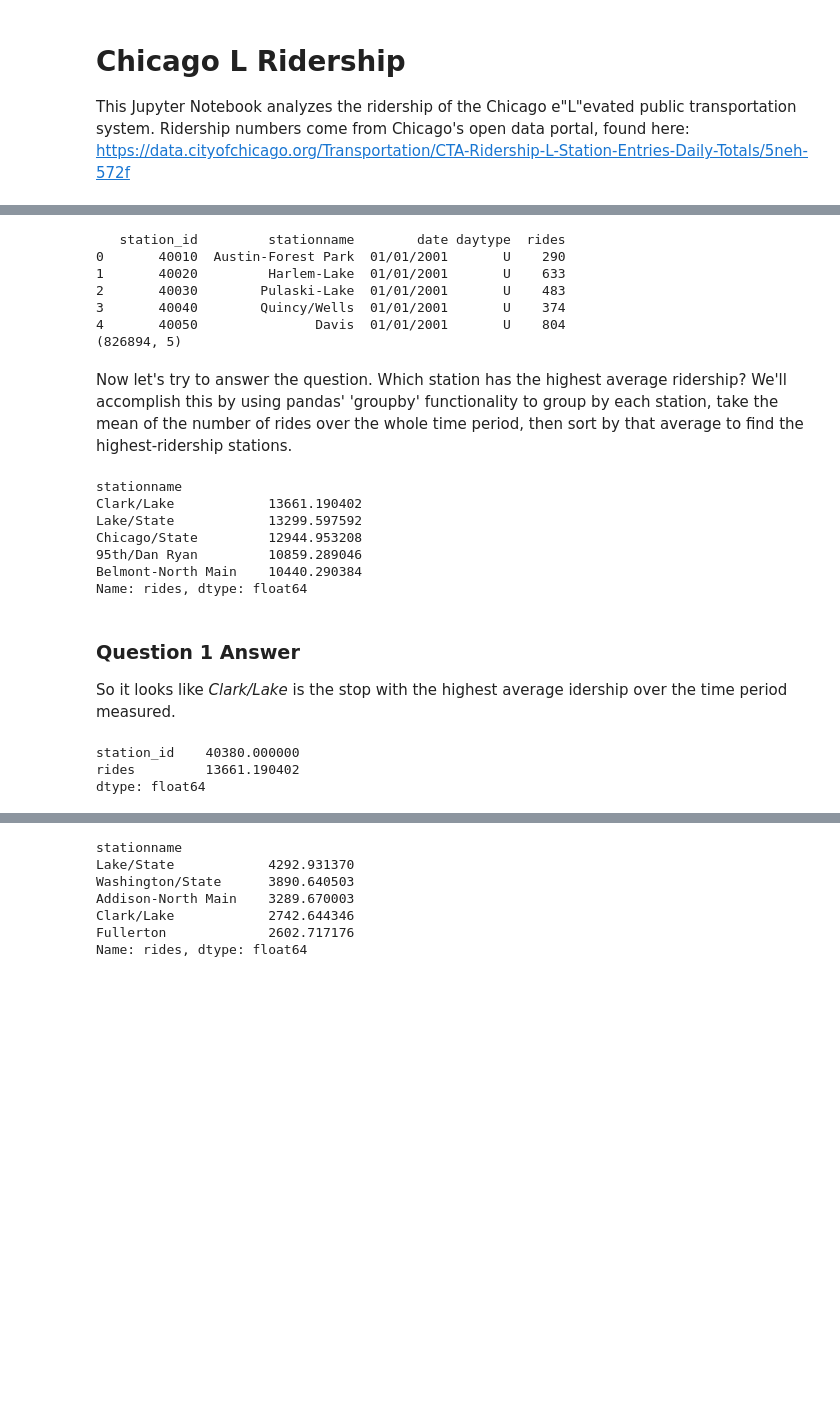
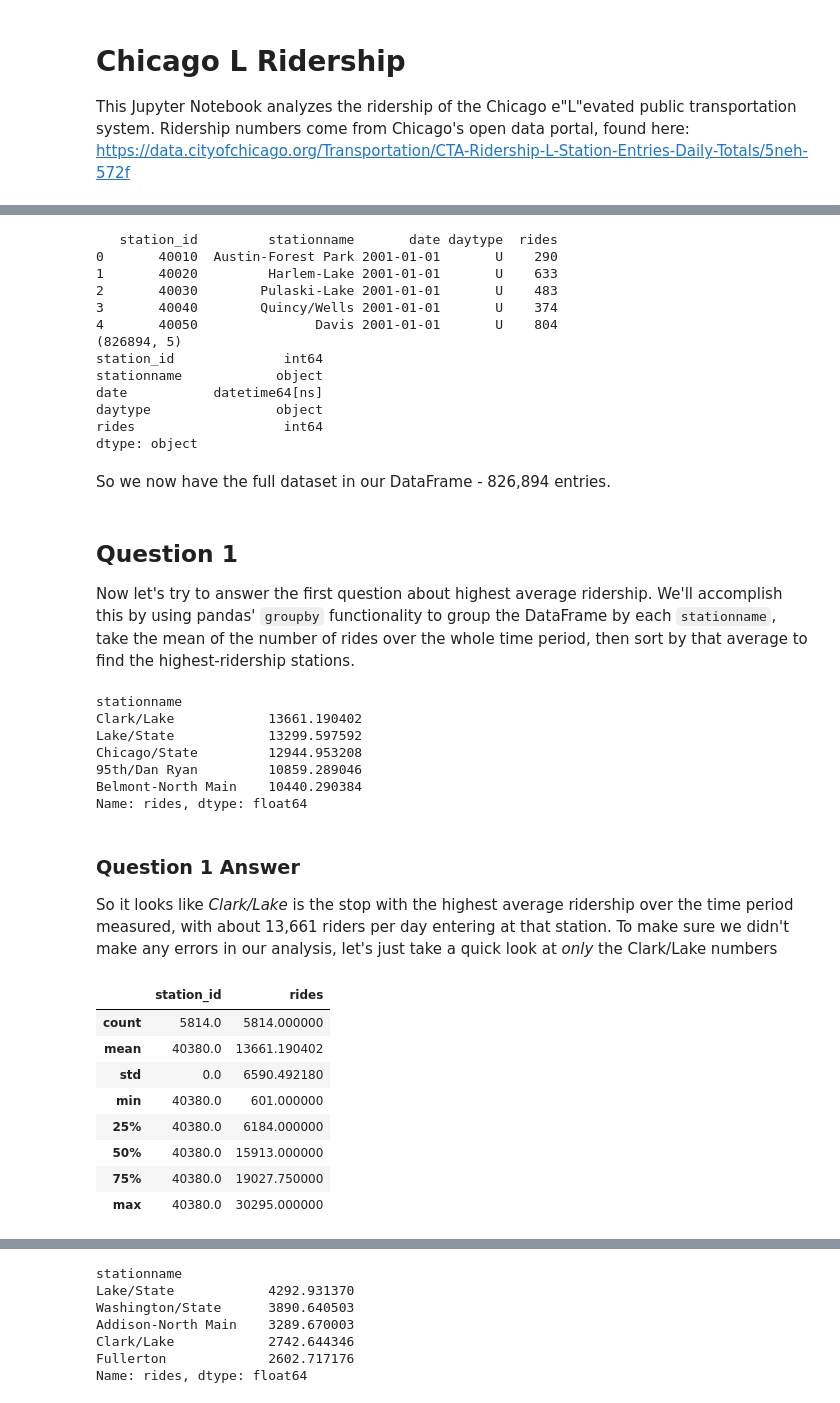
Before and after one commit to chrisjkuch/dscopeapp, a Jupyter notebook: ChicagoL-Ridership.ipynb, the cells around one changed output, grey strips where cells are left out. Cells and saved outputs as stored; diff of their text form; code cells hidden in the pictures; blank space fills up the shorter version.

```diff
--- a/ChicagoL-Ridership.ipynb
+++ b/ChicagoL-Ridership.ipynb
@@ -29,17 +18,28 @@ I'm not getting the full dataset this way. I think I need an AppToken to access
 # %%
 ridership = pd.read_csv('ridership.csv')
+ridership.date = pd.to_datetime(ridership.date, dayfirst=False, format='%m/%d/%Y')
 print(ridership.head())
 print(ridership.shape)
+print(ridership.dtypes)
 # %% [output]
-   station_id         stationname        date daytype  rides
-0       40010  Austin-Forest Park  01/01/2001       U    290
-1       40020         Harlem-Lake  01/01/2001       U    633
-2       40030        Pulaski-Lake  01/01/2001       U    483
-3       40040        Quincy/Wells  01/01/2001       U    374
-4       40050               Davis  01/01/2001       U    804
+   station_id         stationname       date daytype  rides
+0       40010  Austin-Forest Park 2001-01-01       U    290
+1       40020         Harlem-Lake 2001-01-01       U    633
+2       40030        Pulaski-Lake 2001-01-01       U    483
+3       40040        Quincy/Wells 2001-01-01       U    374
+4       40050               Davis 2001-01-01       U    804
 (826894, 5)
+station_id              int64
+stationname            object
+date           datetime64[ns]
+daytype                object
+rides                   int64
+dtype: object
+# %% [markdown]
+So we now have the full dataset in our DataFrame - 826,894 entries.
 # %% [markdown]
-Now let's try to answer the question. Which station has the highest average ridership? We'll accomplish this by using pandas' 'groupby' functionality to group by each station, take the mean of the number of rides over the whole time period, then sort by that average to find the highest-ridership stations.
+## Question 1
+Now let's try to answer the first question about highest average ridership. We'll accomplish this by using pandas' `groupby` functionality to group the DataFrame by each `stationname`, take the mean of the number of rides over the whole time period, then sort by that average to find the highest-ridership stations.
 # %%
 mean_ridership = ridership.groupby(by='stationname')['rides'].mean()
 mean_ridership.sort_values(ascending=False, inplace=True)
@@ -54,11 +54,17 @@ Belmont-North Main    10440.290384
 Name: rides, dtype: float64
 # %% [markdown]
 ### Question 1 Answer
-So it looks like *Clark/Lake* is the stop with the highest average idership over the time period measured.
+So it looks like *Clark/Lake* is the stop with the highest average ridership over the time period measured, with about 13,661 riders per day entering at that station. To make sure we didn't make any errors in our analysis, let's just take a quick look at *only* the Clark/Lake numbers
 # %%
 # Sanity check
-ridership[ridership['stationname'] == 'Clark/Lake'].mean()
+ridership[ridership['stationname'] == 'Clark/Lake'].describe()
 # %% [output]
-station_id    40380.000000
-rides         13661.190402
-dtype: float64
+|  | station_id | rides |
+| count | 5814.0 | 5814.000000 |
+| mean | 40380.0 | 13661.190402 |
+| std | 0.0 | 6590.492180 |
+| min | 40380.0 | 601.000000 |
+| 25% | 40380.0 | 6184.000000 |
+| 50% | 40380.0 | 15913.000000 |
+| 75% | 40380.0 | 19027.750000 |
+| max | 40380.0 | 30295.000000 |
```
Also changed, not shown: parts of 24 cells of this notebook.
